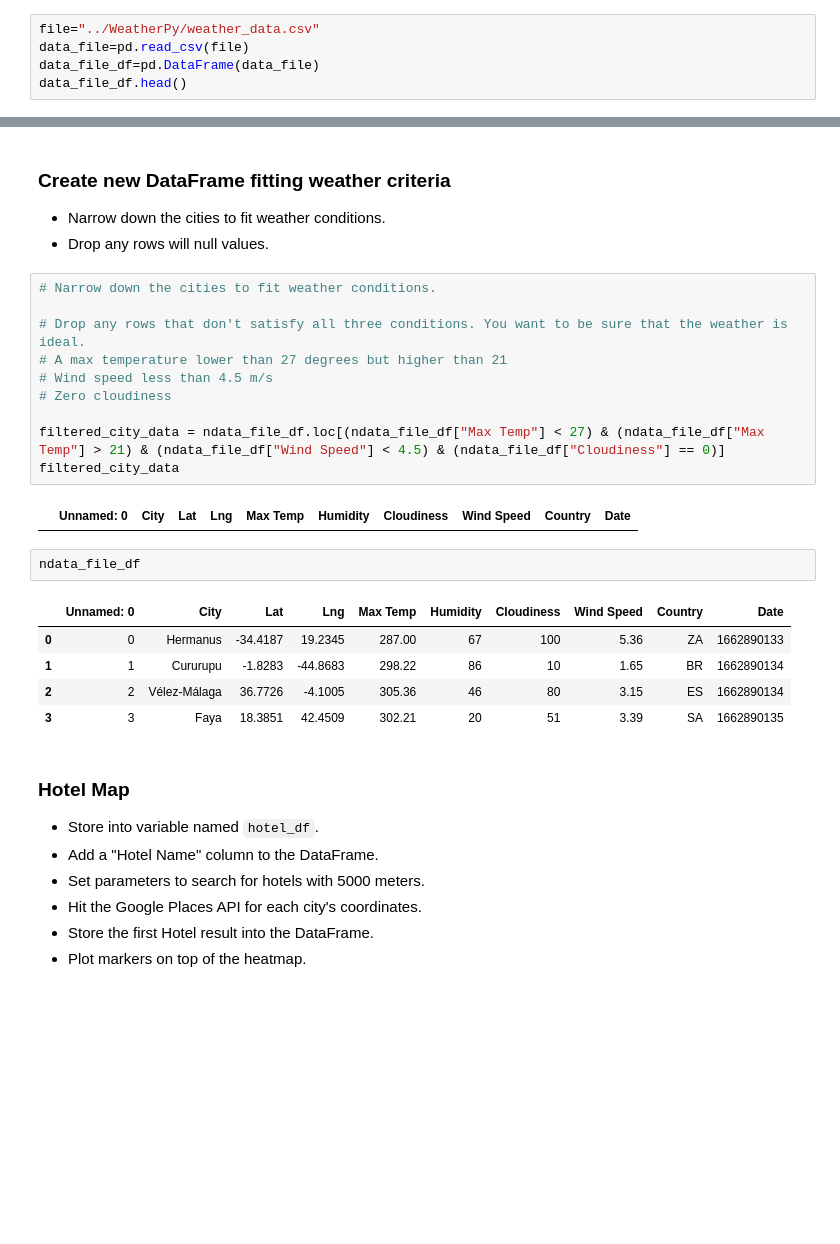
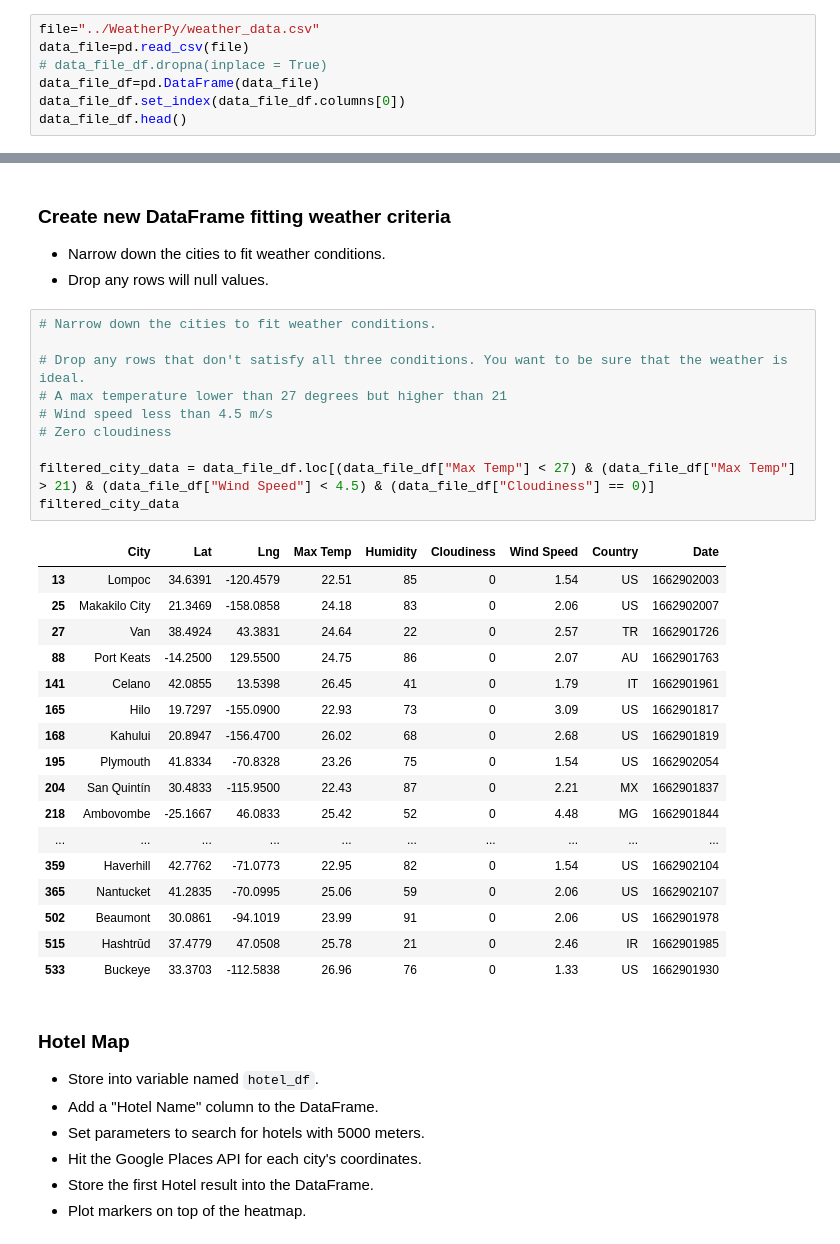
Before and after one commit to AnamKhalid09/python-api-challenge, a Jupyter notebook: VacationPy/VacationPy.ipynb, the cells around one changed output, grey strips where cells are left out. Saved outputs shown, nothing was run; the diff lists cells and outputs as text; blank space fills up the shorter version.

```diff
--- a/VacationPy/VacationPy.ipynb
+++ b/VacationPy/VacationPy.ipynb
@@ -23,6 +23,8 @@ from api_keys import g_key
 # %%
 file="../WeatherPy/weather_data.csv"
 data_file=pd.read_csv(file)
+# data_file_df.dropna(inplace = True)
 data_file_df=pd.DataFrame(data_file)
+data_file_df.set_index(data_file_df.columns[0])
 data_file_df.head()
 # %% [output]
@@ -75,23 +68,31 @@ fig
 # %%
 # Narrow down the cities to fit weather conditions.
 
 # Drop any rows that don't satisfy all three conditions. You want to be sure that the weather is ideal.
 # A max temperature lower than 27 degrees but higher than 21
 # Wind speed less than 4.5 m/s
 # Zero cloudiness
 
-filtered_city_data = ndata_file_df.loc[(ndata_file_df["Max Temp"] < 27) & (ndata_file_df["Max Temp"] > 21) & (ndata_file_df["Wind Speed"] < 4.5) & (ndata_file_df["Cloudiness"] == 0)]
+filtered_city_data = data_file_df.loc[(data_file_df["Max Temp"] < 27) & (data_file_df["Max Temp"] > 21) & (data_file_df["Wind Speed"] < 4.5) & (data_file_df["Cloudiness"] == 0)]
 filtered_city_data
 # %% [output]
-|  | Unnamed: 0 | City | Lat | Lng | Max Temp | Humidity | Cloudiness | Wind Speed | Country | Date |
+|  | City | Lat | Lng | Max Temp | Humidity | Cloudiness | Wind Speed | Country | Date |
+| 13 | Lompoc | 34.6391 | -120.4579 | 22.51 | 85 | 0 | 1.54 | US | 1662902003 |
+| 25 | Makakilo City | 21.3469 | -158.0858 | 24.18 | 83 | 0 | 2.06 | US | 1662902007 |
+| 27 | Van | 38.4924 | 43.3831 | 24.64 | 22 | 0 | 2.57 | TR | 1662901726 |
+| 88 | Port Keats | -14.2500 | 129.5500 | 24.75 | 86 | 0 | 2.07 | AU | 1662901763 |
+| 141 | Celano | 42.0855 | 13.5398 | 26.45 | 41 | 0 | 1.79 | IT | 1662901961 |
+| 165 | Hilo | 19.7297 | -155.0900 | 22.93 | 73 | 0 | 3.09 | US | 1662901817 |
+| 168 | Kahului | 20.8947 | -156.4700 | 26.02 | 68 | 0 | 2.68 | US | 1662901819 |
+| 195 | Plymouth | 41.8334 | -70.8328 | 23.26 | 75 | 0 | 1.54 | US | 1662902054 |
+| 204 | San Quintín | 30.4833 | -115.9500 | 22.43 | 87 | 0 | 2.21 | MX | 1662901837 |
+| 218 | Ambovombe | -25.1667 | 46.0833 | 25.42 | 52 | 0 | 4.48 | MG | 1662901844 |
+| ... | ... | ... | ... | ... | ... | ... | ... | ... | ... |
+| 359 | Haverhill | 42.7762 | -71.0773 | 22.95 | 82 | 0 | 1.54 | US | 1662902104 |
+| 365 | Nantucket | 41.2835 | -70.0995 | 25.06 | 59 | 0 | 2.06 | US | 1662902107 |
+| 502 | Beaumont | 30.0861 | -94.1019 | 23.99 | 91 | 0 | 2.06 | US | 1662901978 |
+| 515 | Hashtrūd | 37.4779 | 47.0508 | 25.78 | 21 | 0 | 2.46 | IR | 1662901985 |
+| 533 | Buckeye | 33.3703 | -112.5838 | 26.96 | 76 | 0 | 1.33 | US | 1662901930 |
-# %%
-ndata_file_df
-# %% [output]
-|  | Unnamed: 0 | City | Lat | Lng | Max Temp | Humidity | Cloudiness | Wind Speed | Country | Date |
-| 0 | 0 | Hermanus | -34.4187 | 19.2345 | 287.00 | 67 | 100 | 5.36 | ZA | 1662890133 |
-| 1 | 1 | Cururupu | -1.8283 | -44.8683 | 298.22 | 86 | 10 | 1.65 | BR | 1662890134 |
-| 2 | 2 | Vélez-Málaga | 36.7726 | -4.1005 | 305.36 | 46 | 80 | 3.15 | ES | 1662890134 |
-| 3 | 3 | Faya | 18.3851 | 42.4509 | 302.21 | 20 | 51 | 3.39 | SA | 1662890135 |
 # %% [markdown]
 ### Hotel Map
 * Store into variable named `hotel_df`.
```
Also changed, not shown: parts of 7 cells of this notebook, 14 other files.
